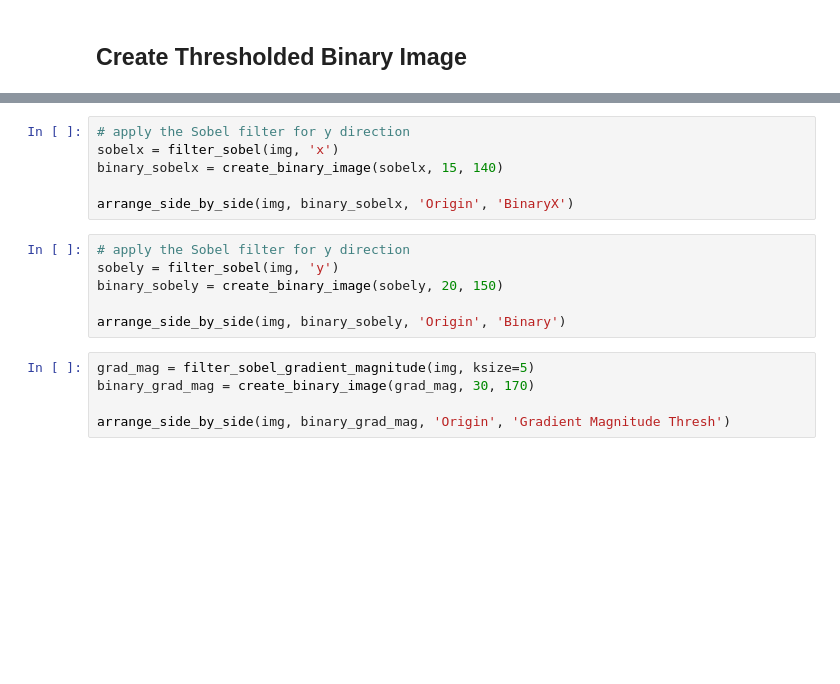
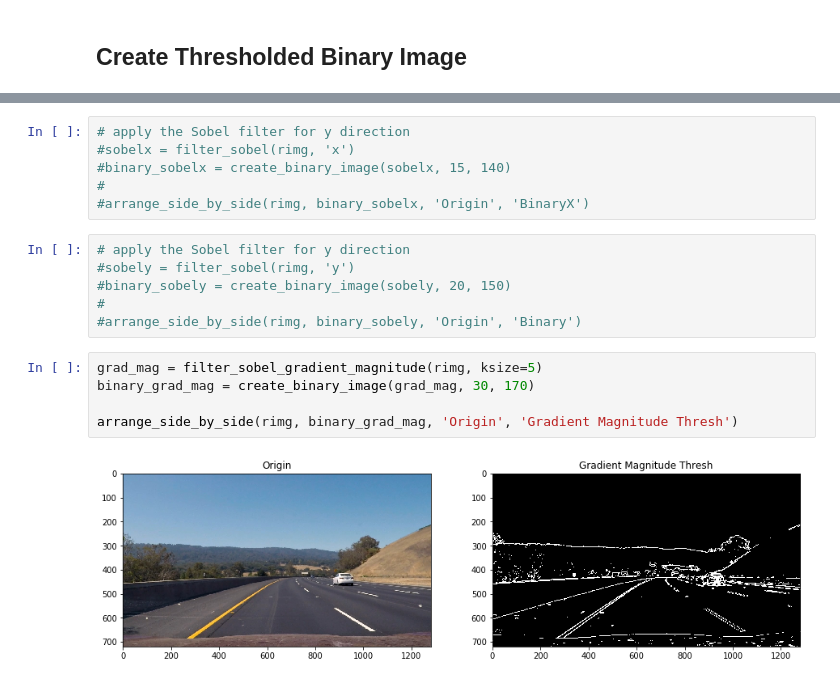
Before and after one commit to MasanaoMatsuda/finding-lane-lines, a Jupyter notebook: AdvancedLaneFinding/AdvancedLaneFinding.ipynb, the cells around one changed output, grey strips where cells are left out. Saved outputs shown, nothing was run; the diff lists cells and outputs as text; blank space fills up the shorter version.

```diff
--- a/AdvancedLaneFinding/AdvancedLaneFinding.ipynb
+++ b/AdvancedLaneFinding/AdvancedLaneFinding.ipynb
@@ -155,19 +164,21 @@ def create_binary_image(img, thresh_min=50, thresh_max=100):
     return binary
 # %%
 # apply the Sobel filter for y direction
-sobelx = filter_sobel(img, 'x')
-binary_sobelx = create_binary_image(sobelx, 15, 140)
-
-arrange_side_by_side(img, binary_sobelx, 'Origin', 'BinaryX')
+#sobelx = filter_sobel(rimg, 'x')
+#binary_sobelx = create_binary_image(sobelx, 15, 140)
+#
+#arrange_side_by_side(rimg, binary_sobelx, 'Origin', 'BinaryX')
 # %%
 # apply the Sobel filter for y direction
-sobely = filter_sobel(img, 'y')
-binary_sobely = create_binary_image(sobely, 20, 150)
-
-arrange_side_by_side(img, binary_sobely, 'Origin', 'Binary')
+#sobely = filter_sobel(rimg, 'y')
+#binary_sobely = create_binary_image(sobely, 20, 150)
+#
+#arrange_side_by_side(rimg, binary_sobely, 'Origin', 'Binary')
 # %%
-grad_mag = filter_sobel_gradient_magnitude(img, ksize=5)
+grad_mag = filter_sobel_gradient_magnitude(rimg, ksize=5)
 binary_grad_mag = create_binary_image(grad_mag, 30, 170)
 
-arrange_side_by_side(img, binary_grad_mag, 'Origin', 'Gradient Magnitude Thresh')
+arrange_side_by_side(rimg, binary_grad_mag, 'Origin', 'Gradient Magnitude Thresh')
+# %% [output]
+[figure, added]
 # %%
```
Also changed, not shown: parts of 12 cells of this notebook, 1 other file.
